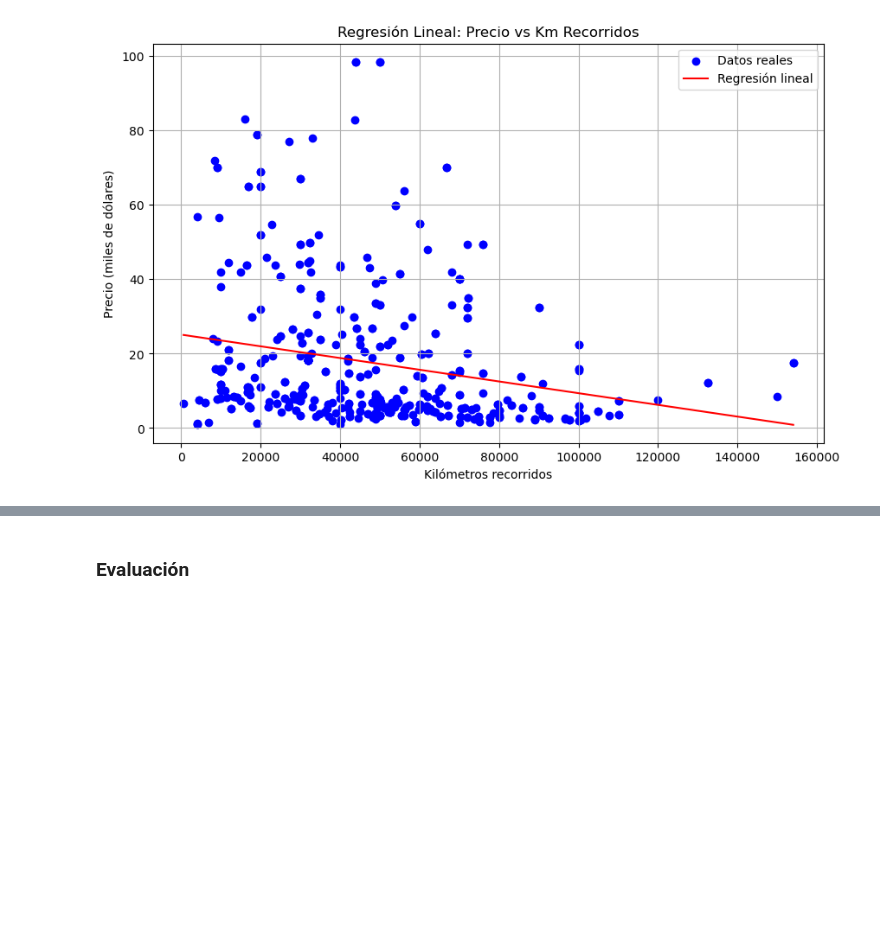
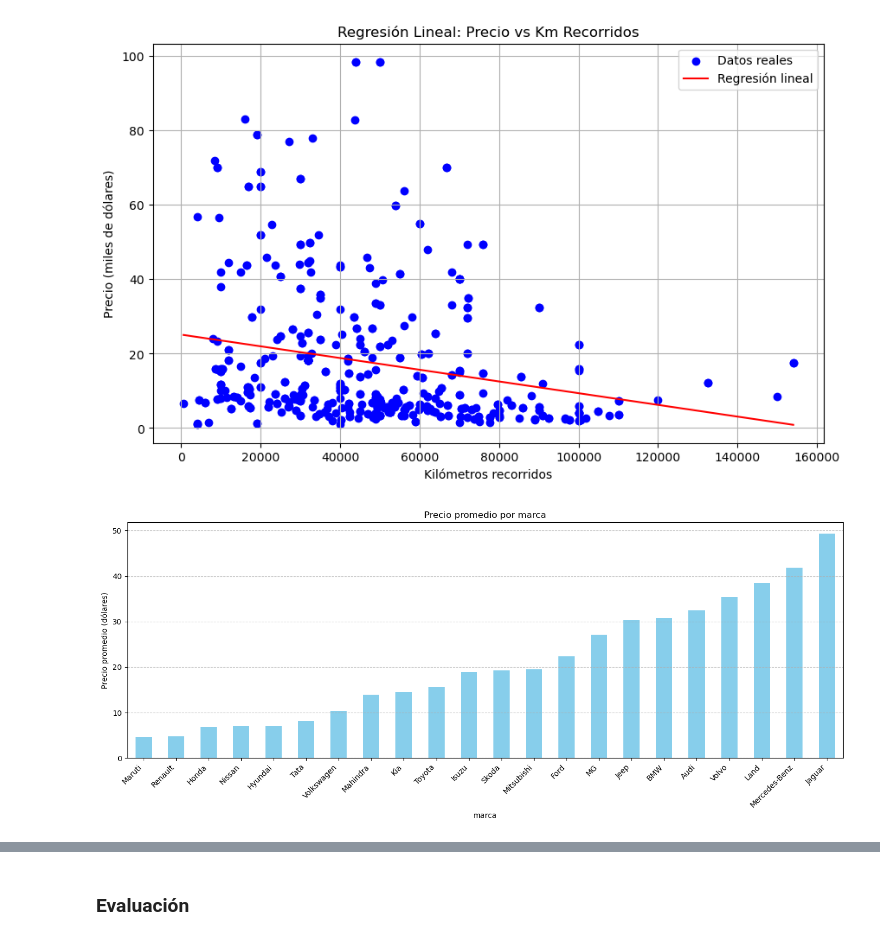
Before and after one commit to leop-contreras/IA-Parcial2, a Jupyter notebook: main.ipynb, the cells around one changed output, grey strips where cells are left out. Cells and saved outputs as stored; diff of their text form; code cells hidden in the pictures; blank space fills up the shorter version.

```diff
--- a/main.ipynb
+++ b/main.ipynb
@@ -327,3 +327,19 @@ plt.grid(True)
 plt.show()
 # %% [output]
 [figure]
+# %%
+
+df['marca'] = df['modelo'].apply(lambda x: x.split()[1] if len(x.split()) > 1 else "Desconocido")
+
+precio_marca = df.groupby('marca')["precio_dolares(miles)"].mean().sort_values()
+
+plt.figure(figsize=(14, 6))
+precio_marca.plot(kind='bar', color='skyblue')
+plt.title("Precio promedio por marca")
+plt.ylabel("Precio promedio (dólares)")
+plt.xticks(rotation=45, ha='right')
+plt.grid(axis='y', linestyle='--', alpha=0.7)
+plt.tight_layout()
+plt.show()
+# %% [output]
+[figure, added]
```
Also changed, not shown: parts of 3 cells of this notebook.
